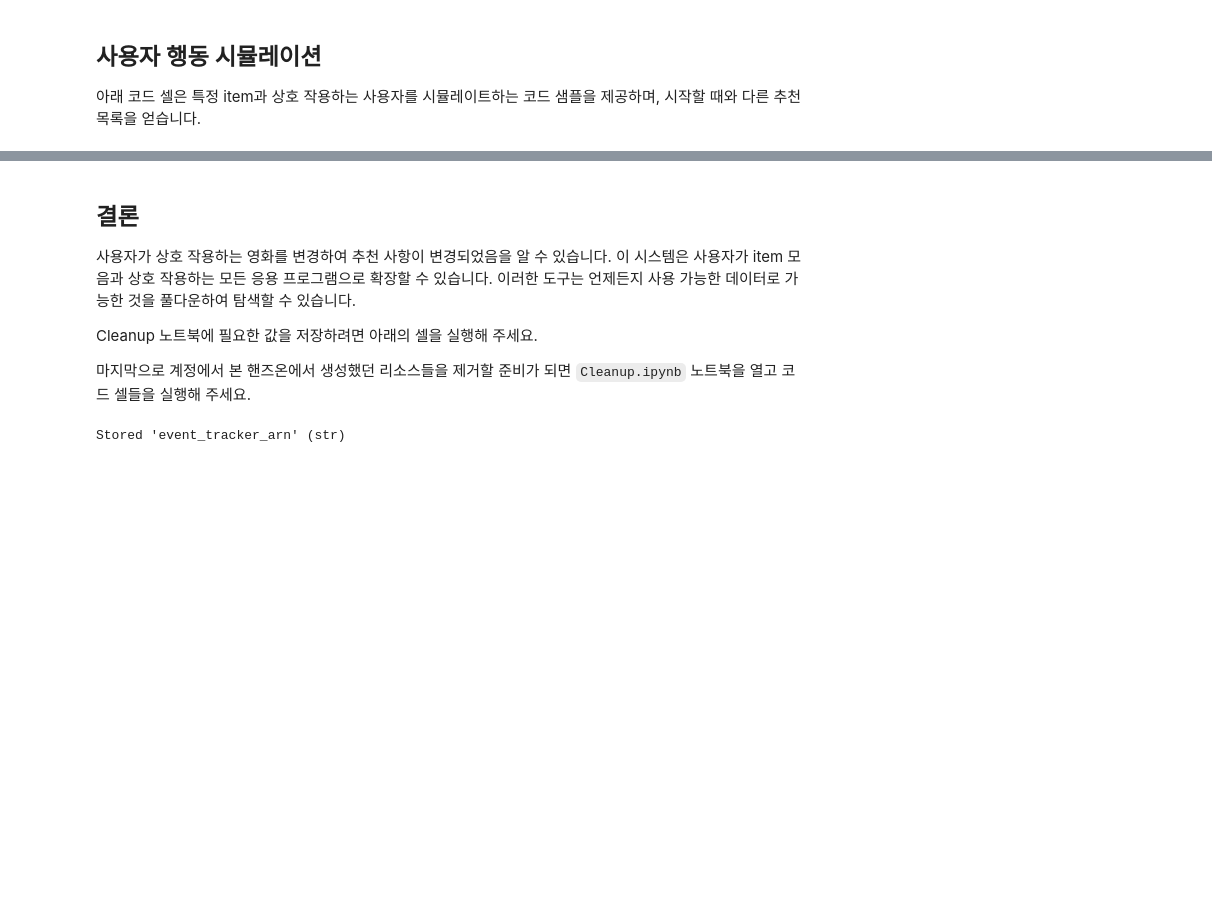
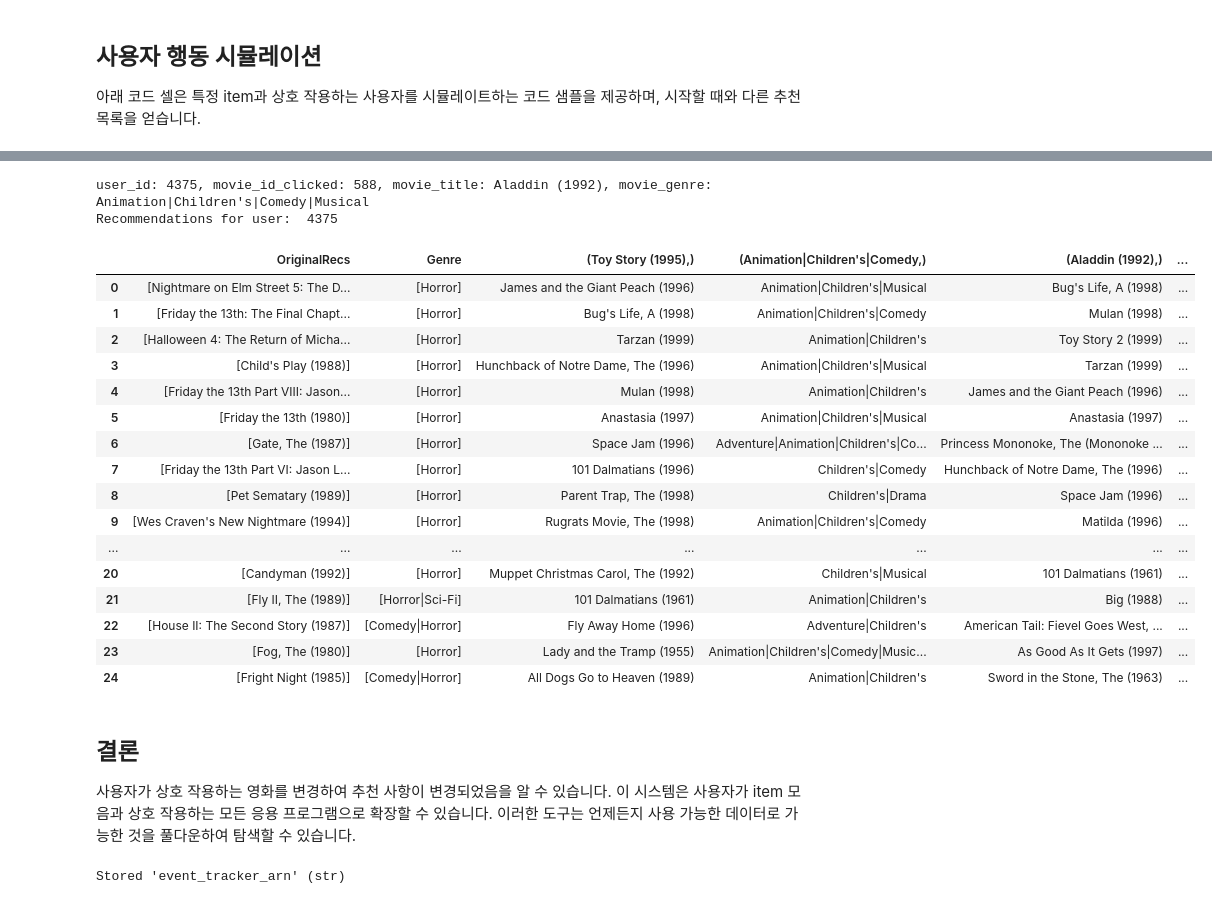
Before and after one commit to gonsoomoon-ml/personalize, a Jupyter notebook: movielens_getting_started/4.3.Create_EventTracker.ipynb, the cells around one changed output, grey strips where cells are left out. Cells and saved outputs as stored; diff of their text form; code cells hidden in the pictures; blank space fills up the shorter version.

```diff
--- a/movielens_getting_started/4.3.Create_EventTracker.ipynb
+++ b/movielens_getting_started/4.3.Create_EventTracker.ipynb
@@ -68,6 +75,14 @@ def get_movie_title(movie_id):
     movie_id = int(movie_id)
     movie_title=items[items['ITEM_ID']==movie_id]['TITLE']
     return (movie_title.tolist())
+
+def get_movie_genre(movie_id):
+    """
+    Takes in an ID, returns a genre
+    """
+    movie_id = int(movie_id)
+    movie_genre=items[items['ITEM_ID']==movie_id]['GENRE']
+    return (movie_genre.tolist())
 # %% [output]
       ITEM_ID                       TITLE           GENRE
 3878     3948     Meet the Parents (2000)          Comedy
@@ -195,0 +210,19 @@ Recommendations for user:  2986
+# %%
+%store -r
+pd.options.display.max_columns = 10
+
+
+# Pick a movie, we will use ID 100 or (Postino, Il (The Postman) (1994),)
+##########################
+# 영화 선택
+##########################
+movie_to_click = 1 # movie_title: Toy Story (1995), movie_genre: Animation|Children's|Comedy
+##########################
+movie_title_clicked = get_movie_title(movie_to_click)
+movie_genre_clicked = get_movie_genre(movie_to_click)
+print("user_id: {}, movie_id_clicked: {}, movie_title: {}, movie_genre: {}".format(user_id, movie_to_click, movie_title_clicked[0], movie_genre_clicked[0]))
+# 이벤트 추적기 put_event 호출
+send_movie_click(USER_ID=str(user_id), ITEM_ID=movie_to_click)
+# 새로운 추천 결과
+recommendations_df = get_new_recommend(user_id,user_personalization_campaign_arn, recommendations_df,movie_title_clicked, movie_genre_clicked )
+recommendations_df
@@ -196,11 +260,43 @@ Recommendations for user:  2986
+# %%
+# Pick a movie, we will use ID 100 or (Postino, Il (The Postman) (1994),)
+##########################
+# 영화 선택
+##########################
+movie_to_click = 588 # movie_title: Aladdin (1992), movie_genre: Animation|Children's|Comedy|Musical
+##########################
+movie_title_clicked = get_movie_title(movie_to_click)
+movie_genre_clicked = get_movie_genre(movie_to_click)
+print("user_id: {}, movie_id_clicked: {}, movie_title: {}, movie_genre: {}".format(user_id, movie_to_click,
+                                                                                   movie_title_clicked[0], movie_genre_clicked[0]))
+# 이벤트 추적기 put_event 호출
+send_movie_click(USER_ID=str(user_id), ITEM_ID=movie_to_click)
+recommendations_df = get_new_recommend(user_id,user_personalization_campaign_arn, recommendations_df,
+                                       movie_title_clicked, movie_genre_clicked )
+recommendations_df
+# %% [output]
+user_id: 4375, movie_id_clicked: 588, movie_title: Aladdin (1992), movie_genre: Animation|Children's|Comedy|Musical
+Recommendations for user:  4375
+|  | OriginalRecs | Genre | (Toy Story (1995),) | (Animation|Children's|Comedy,) | (Aladdin (1992),) | ... |
+| 0 | [Nightmare on Elm Street 5: The D... | [Horror] | James and the Giant Peach (1996) | Animation|Children's|Musical | Bug's Life, A (1998) | ... |
+| 1 | [Friday the 13th: The Final Chapt... | [Horror] | Bug's Life, A (1998) | Animation|Children's|Comedy | Mulan (1998) | ... |
+| 2 | [Halloween 4: The Return of Micha... | [Horror] | Tarzan (1999) | Animation|Children's | Toy Story 2 (1999) | ... |
+| 3 | [Child's Play (1988)] | [Horror] | Hunchback of Notre Dame, The (1996) | Animation|Children's|Musical | Tarzan (1999) | ... |
+| 4 | [Friday the 13th Part VIII: Jason... | [Horror] | Mulan (1998) | Animation|Children's | James and the Giant Peach (1996) | ... |
+| 5 | [Friday the 13th (1980)] | [Horror] | Anastasia (1997) | Animation|Children's|Musical | Anastasia (1997) | ... |
+| 6 | [Gate, The (1987)] | [Horror] | Space Jam (1996) | Adventure|Animation|Children's|Co... | Princess Mononoke, The (Mononoke ... | ... |
+| 7 | [Friday the 13th Part VI: Jason L... | [Horror] | 101 Dalmatians (1996) | Children's|Comedy | Hunchback of Notre Dame, The (1996) | ... |
+| 8 | [Pet Sematary (1989)] | [Horror] | Parent Trap, The (1998) | Children's|Drama | Space Jam (1996) | ... |
+| 9 | [Wes Craven's New Nightmare (1994)] | [Horror] | Rugrats Movie, The (1998) | Animation|Children's|Comedy | Matilda (1996) | ... |
+| ... | ... | ... | ... | ... | ... | ... |
+| 20 | [Candyman (1992)] | [Horror] | Muppet Christmas Carol, The (1992) | Children's|Musical | 101 Dalmatians (1961) | ... |
+| 21 | [Fly II, The (1989)] | [Horror|Sci-Fi] | 101 Dalmatians (1961) | Animation|Children's | Big (1988) | ... |
+| 22 | [House II: The Second Story (1987)] | [Comedy|Horror] | Fly Away Home (1996) | Adventure|Children's | American Tail: Fievel Goes West, ... | ... |
+| 23 | [Fog, The (1980)] | [Horror] | Lady and the Tramp (1955) | Animation|Children's|Comedy|Music... | As Good As It Gets (1997) | ... |
+| 24 | [Fright Night (1985)] | [Comedy|Horror] | All Dogs Go to Heaven (1989) | Animation|Children's | Sword in the Stone, The (1963) | ... |
 # %% [markdown]
 ## 결론
 
 사용자가 상호 작용하는 영화를 변경하여 추천 사항이 변경되었음을 알 수 있습니다. 이 시스템은 사용자가 item 모음과 상호 작용하는 모든 응용 프로그램으로 확장할 수 있습니다. 이러한 도구는 언제든지 사용 가능한 데이터로 가능한 것을 풀다운하여 탐색할 수 있습니다.
-
-Cleanup 노트북에 필요한 값을 저장하려면 아래의 셀을 실행해 주세요.
-
-마지막으로 계정에서 본 핸즈온에서 생성했던 리소스들을 제거할 준비가 되면 `Cleanup.ipynb` 노트북을 열고 코드 셀들을 실행해 주세요.
 # %%
 %store event_tracker_arn
 # %% [output]
```
Also changed, not shown: parts of 22 cells of this notebook, 5 other files.
